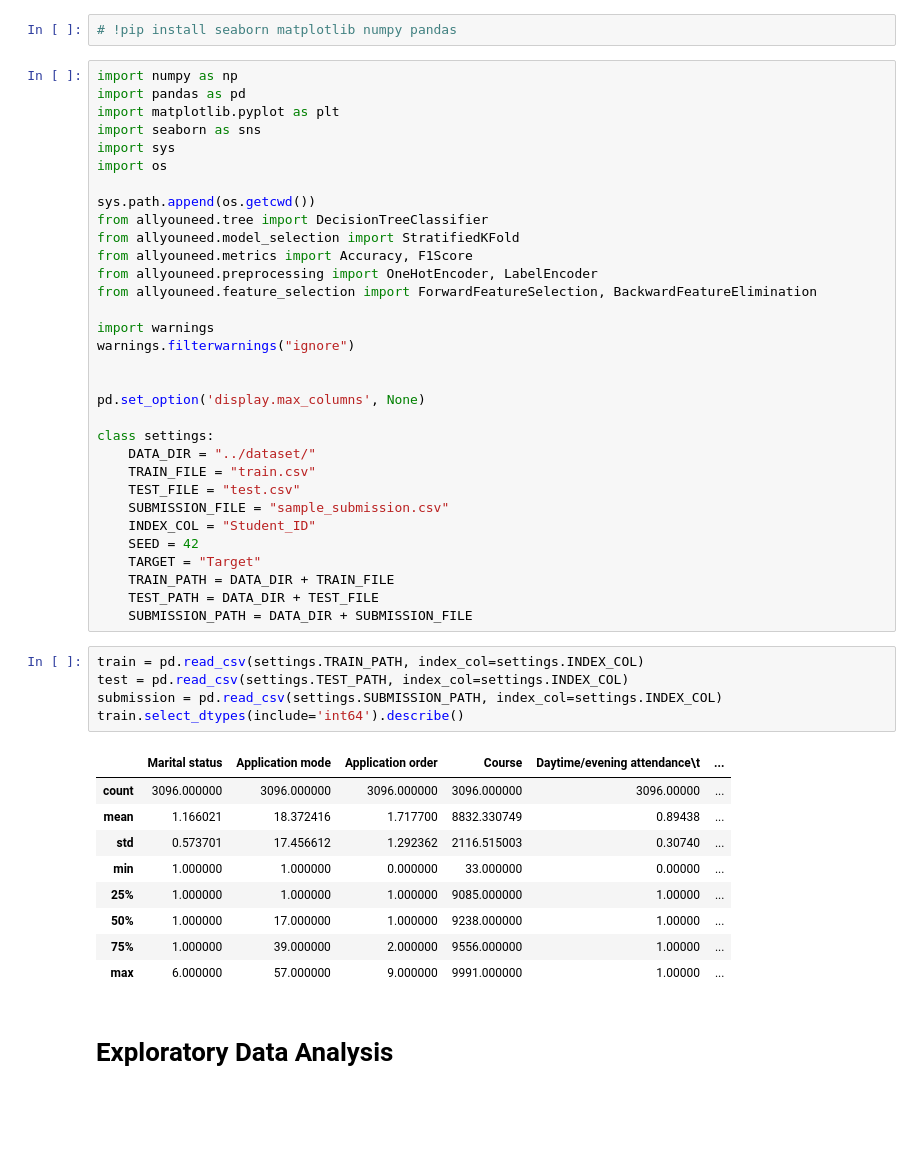
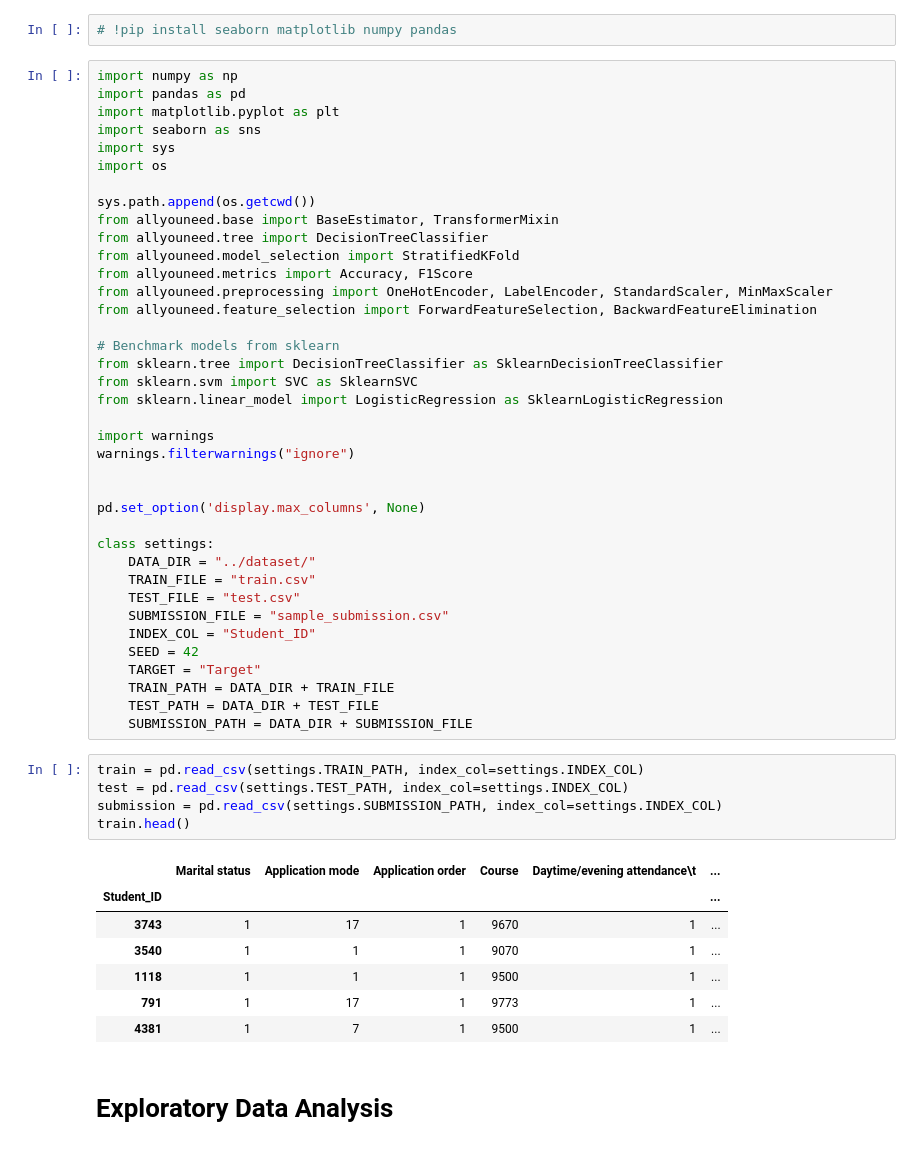
Before and after one commit to zirachw/CriterionIsAllYouNeed, a Jupyter notebook: src/main.ipynb, the cells around one changed output. Drawn from its saved outputs; the diff is of its cells as text; blank space fills up the shorter version.

```diff
--- a/src/main.ipynb
+++ b/src/main.ipynb
@@ -19,11 +19,17 @@ import sys
 import os
 
 sys.path.append(os.getcwd())
+from allyouneed.base import BaseEstimator, TransformerMixin
 from allyouneed.tree import DecisionTreeClassifier
 from allyouneed.model_selection import StratifiedKFold
 from allyouneed.metrics import Accuracy, F1Score
-from allyouneed.preprocessing import OneHotEncoder, LabelEncoder
+from allyouneed.preprocessing import OneHotEncoder, LabelEncoder, StandardScaler, MinMaxScaler
 from allyouneed.feature_selection import ForwardFeatureSelection, BackwardFeatureElimination
+
+# Benchmark models from sklearn
+from sklearn.tree import DecisionTreeClassifier as SklearnDecisionTreeClassifier
+from sklearn.svm import SVC as SklearnSVC
+from sklearn.linear_model import LogisticRegression as SklearnLogisticRegression
 
 import warnings
 warnings.filterwarnings("ignore")
@@ -45,18 +51,16 @@ class settings:
 # %%
 train = pd.read_csv(settings.TRAIN_PATH, index_col=settings.INDEX_COL)
 test = pd.read_csv(settings.TEST_PATH, index_col=settings.INDEX_COL)
 submission = pd.read_csv(settings.SUBMISSION_PATH, index_col=settings.INDEX_COL)
-train.select_dtypes(include='int64').describe()
+train.head()
 # %% [output]
 |  | Marital status | Application mode | Application order | Course | Daytime/evening attendance\t | ... |
-| count | 3096.000000 | 3096.000000 | 3096.000000 | 3096.000000 | 3096.00000 | ... |
-| mean | 1.166021 | 18.372416 | 1.717700 | 8832.330749 | 0.89438 | ... |
-| std | 0.573701 | 17.456612 | 1.292362 | 2116.515003 | 0.30740 | ... |
-| min | 1.000000 | 1.000000 | 0.000000 | 33.000000 | 0.00000 | ... |
-| 25% | 1.000000 | 1.000000 | 1.000000 | 9085.000000 | 1.00000 | ... |
-| 50% | 1.000000 | 17.000000 | 1.000000 | 9238.000000 | 1.00000 | ... |
-| 75% | 1.000000 | 39.000000 | 2.000000 | 9556.000000 | 1.00000 | ... |
-| max | 6.000000 | 57.000000 | 9.000000 | 9991.000000 | 1.00000 | ... |
+| Student_ID |  |  |  |  |  | ... |
+| 3743 | 1 | 17 | 1 | 9670 | 1 | ... |
+| 3540 | 1 | 1 | 1 | 9070 | 1 | ... |
+| 1118 | 1 | 1 | 1 | 9500 | 1 | ... |
+| 791 | 1 | 17 | 1 | 9773 | 1 | ... |
+| 4381 | 1 | 7 | 1 | 9500 | 1 | ... |
 # %% [markdown]
 # **Exploratory Data Analysis**
 # %%
```
Also changed, not shown: parts of 5 cells of this notebook.
